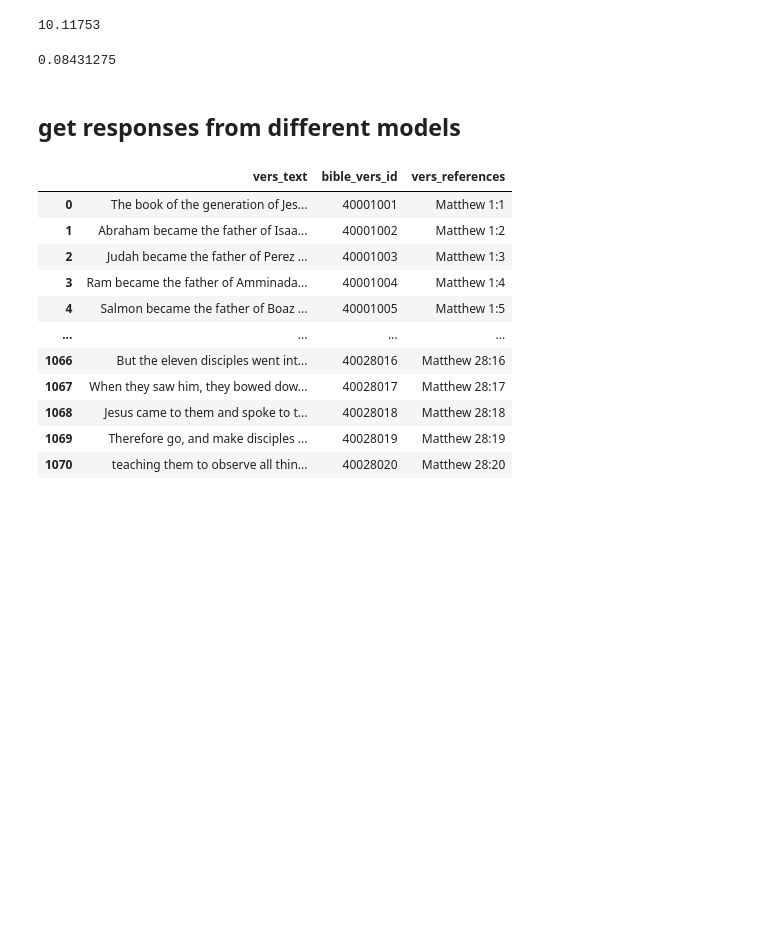
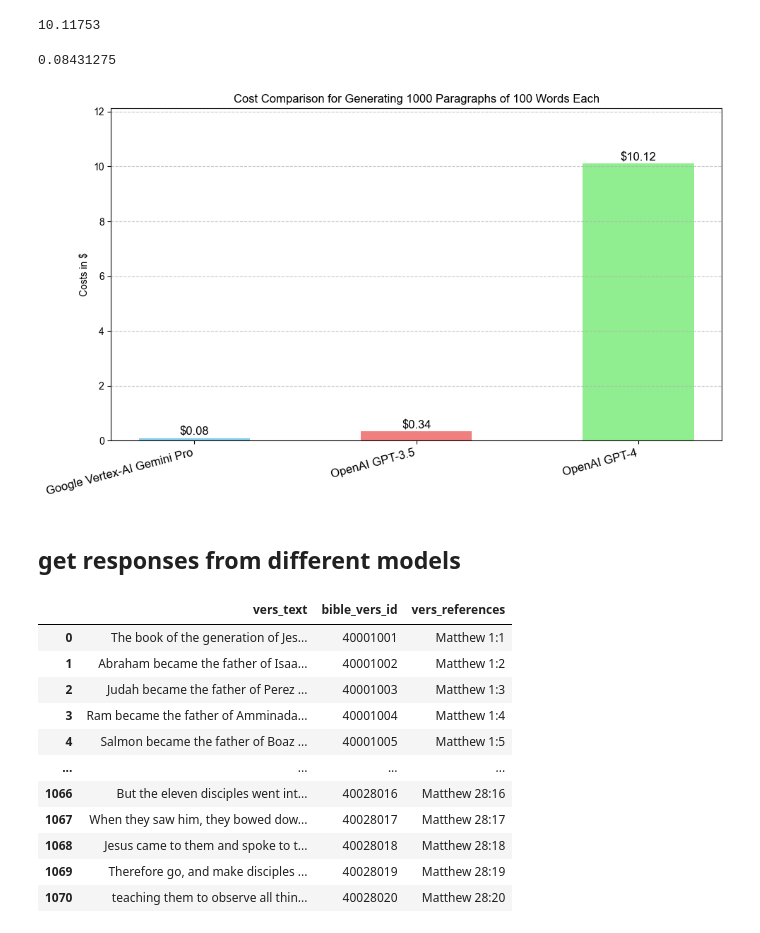
Before and after one commit to walkerdustin/genAI-concept-search, a Jupyter notebook: seek.ipynb, the cells around one changed output. Drawn from its saved outputs; the diff is of its cells as text; code cells hidden in the pictures; blank space fills up the shorter version.

```diff
--- a/seek.ipynb
+++ b/seek.ipynb
@@ -135,19 +135,53 @@ enc = tiktoken.get_encoding("cl100k_base")
 total_input_tokens = len(enc.encode("\n".join(prompts))) + len(enc.encode(sys_prompt))*len(prompts)
 # %%
 # cost for openAi GPT-3.5
-total_input_tokens * 1/1_000_000 + total_output_tokens * 2/1_000_000
+cost_for_gpt35 = total_input_tokens * 1/1_000_000 + total_output_tokens * 2/1_000_000
+cost_for_gpt35
 # %% [output]
 0.337251
 # %%
 # cost for openAi GPT-4
-total_input_tokens * 30/1_000_000 + total_output_tokens * 60/1_000_000
+cost_for_gpt4 = total_input_tokens * 30/1_000_000 + total_output_tokens * 60/1_000_000
+cost_for_gpt4
 # %% [output]
 10.11753
 # %%
 # cost for google vertex-ai gemini pro
-total_input_tokens * 0.25/1_000_000 + total_output_tokens * 0.5/1_000_000
+cost_for_gemini_pro = total_input_tokens * 0.25/1_000_000 + total_output_tokens * 0.5/1_000_000
+cost_for_gemini_pro
 # %% [output]
 0.08431275
+# %%
+# make a colorfull barplot for the costs
+import matplotlib.pyplot as plt
+
+costs = [cost_for_gemini_pro, cost_for_gpt35, cost_for_gpt4]
+labels = ["Google Vertex-AI Gemini Pro", "OpenAI GPT-3.5", "OpenAI GPT-4"]
+colors = ['skyblue', 'lightcoral', 'lightgreen']
+
+plt.figure(figsize=(10, 6))  # Adjust the figure size
+plt.bar(labels, costs, color=colors, width=0.5)  # Adjust bar width and add colors
+plt.ylabel("Costs in $")
+plt.title("Cost Comparison for Generating 1000 Paragraphs of 100 Words Each")
+
+# Add data labels above the bars
+for i, cost in enumerate(costs):
+    plt.text(i, cost+ 0.1, f"${cost:.2f}", ha='center', fontsize=12)
+
+plt.ylim(0, max(costs) + 2)  # Adjust the y-axis limit for better visualization
+
+# Rotate x-axis labels for better readability
+plt.xticks(rotation=15, ha='right', fontsize=12)
+
+# Add a grid for better reference
+plt.grid(axis='y', linestyle='--', alpha=0.7)
+
+# Save the plot as "costs.png" with high DPI for better quality
+plt.savefig("costs.png", dpi=300)
+plt.tight_layout()
+plt.show()
+# %% [output]
+[figure, added]
 # %% [markdown]
 ## get responses from different models
 # %%
```
Also changed, not shown: parts of 2 cells of this notebook, 2 other files.
